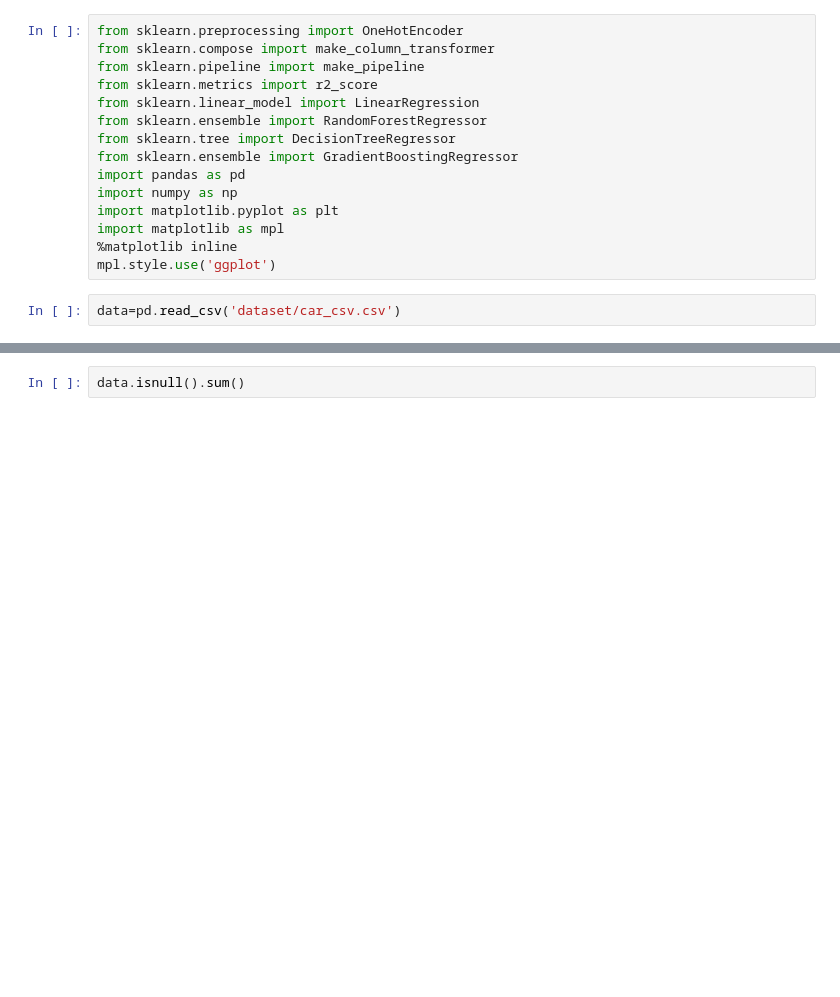
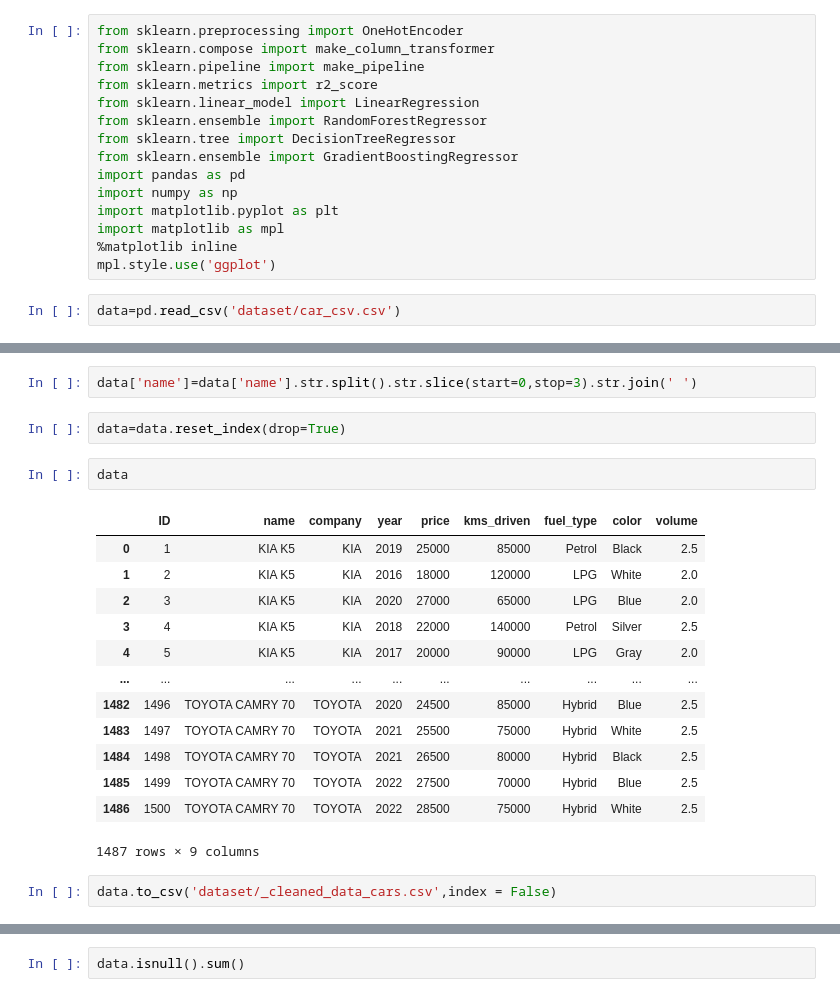
Before and after one commit to kelsinbek/CarsPricePrediction, a Jupyter notebook: analyze_data_with_volume.ipynb, the cells around one changed output, grey strips where cells are left out. Drawn from its saved outputs; the diff is of its cells as text; blank space fills up the shorter version.

```diff
--- a/analyze_data_with_volume.ipynb
+++ b/analyze_data_with_volume.ipynb
@@ -68 +68,23 @@ memory usage: 69.5+ KB
+# %%
+data['name']=data['name'].str.split().str.slice(start=0,stop=3).str.join(' ')
+# %%
+data=data.reset_index(drop=True)
+# %%
+data
+# %% [output]
+|  | ID | name | company | year | price | kms_driven | fuel_type | color | volume |
+| 0 | 1 | KIA K5 | KIA | 2019 | 25000 | 85000 | Petrol | Black | 2.5 |
+| 1 | 2 | KIA K5 | KIA | 2016 | 18000 | 120000 | LPG | White | 2.0 |
+| 2 | 3 | KIA K5 | KIA | 2020 | 27000 | 65000 | LPG | Blue | 2.0 |
+| 3 | 4 | KIA K5 | KIA | 2018 | 22000 | 140000 | Petrol | Silver | 2.5 |
+| 4 | 5 | KIA K5 | KIA | 2017 | 20000 | 90000 | LPG | Gray | 2.0 |
+| ... | ... | ... | ... | ... | ... | ... | ... | ... | ... |
+| 1482 | 1496 | TOYOTA CAMRY 70 | TOYOTA | 2020 | 24500 | 85000 | Hybrid | Blue | 2.5 |
+| 1483 | 1497 | TOYOTA CAMRY 70 | TOYOTA | 2021 | 25500 | 75000 | Hybrid | White | 2.5 |
+| 1484 | 1498 | TOYOTA CAMRY 70 | TOYOTA | 2021 | 26500 | 80000 | Hybrid | Black | 2.5 |
+| 1485 | 1499 | TOYOTA CAMRY 70 | TOYOTA | 2022 | 27500 | 70000 | Hybrid | Blue | 2.5 |
+| 1486 | 1500 | TOYOTA CAMRY 70 | TOYOTA | 2022 | 28500 | 75000 | Hybrid | White | 2.5 |
+1487 rows × 9 columns
+# %%
+data.to_csv('dataset/_cleaned_data_cars.csv',index = False)
 # %%
```
Also changed, not shown: parts of 19 cells of this notebook, 8 other files.
